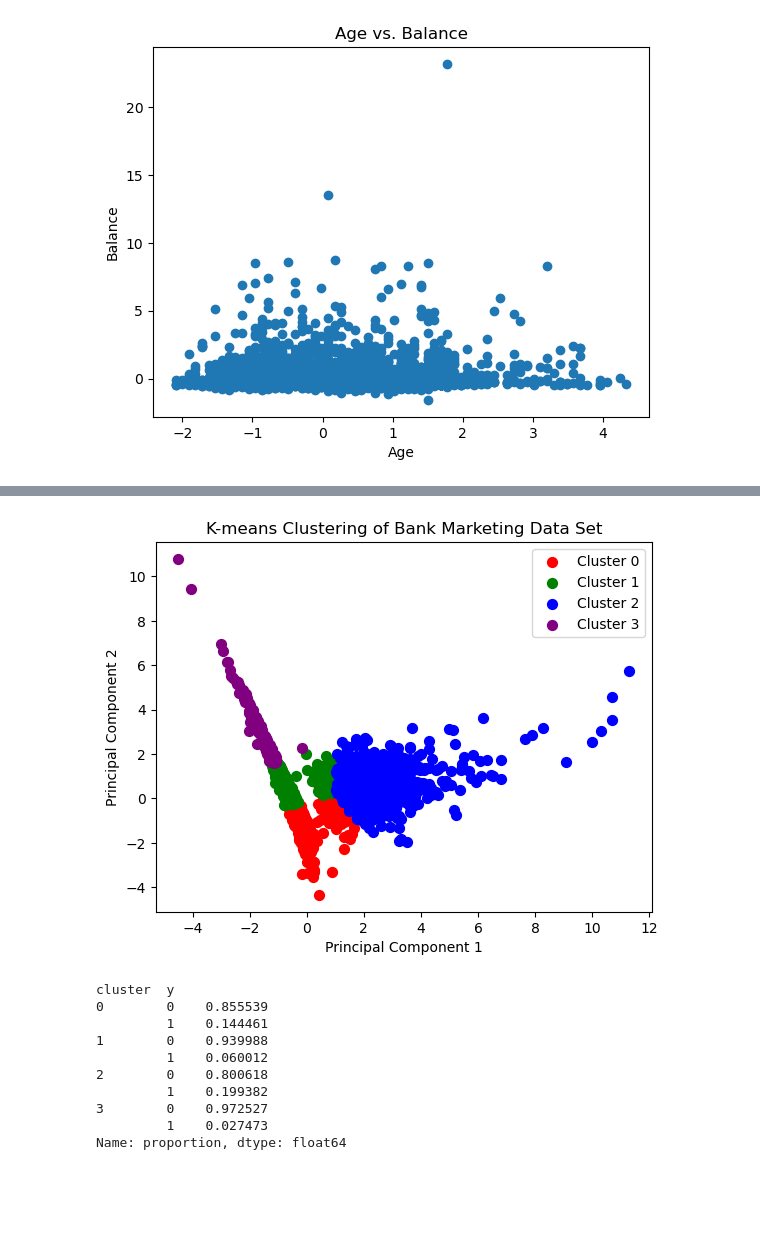
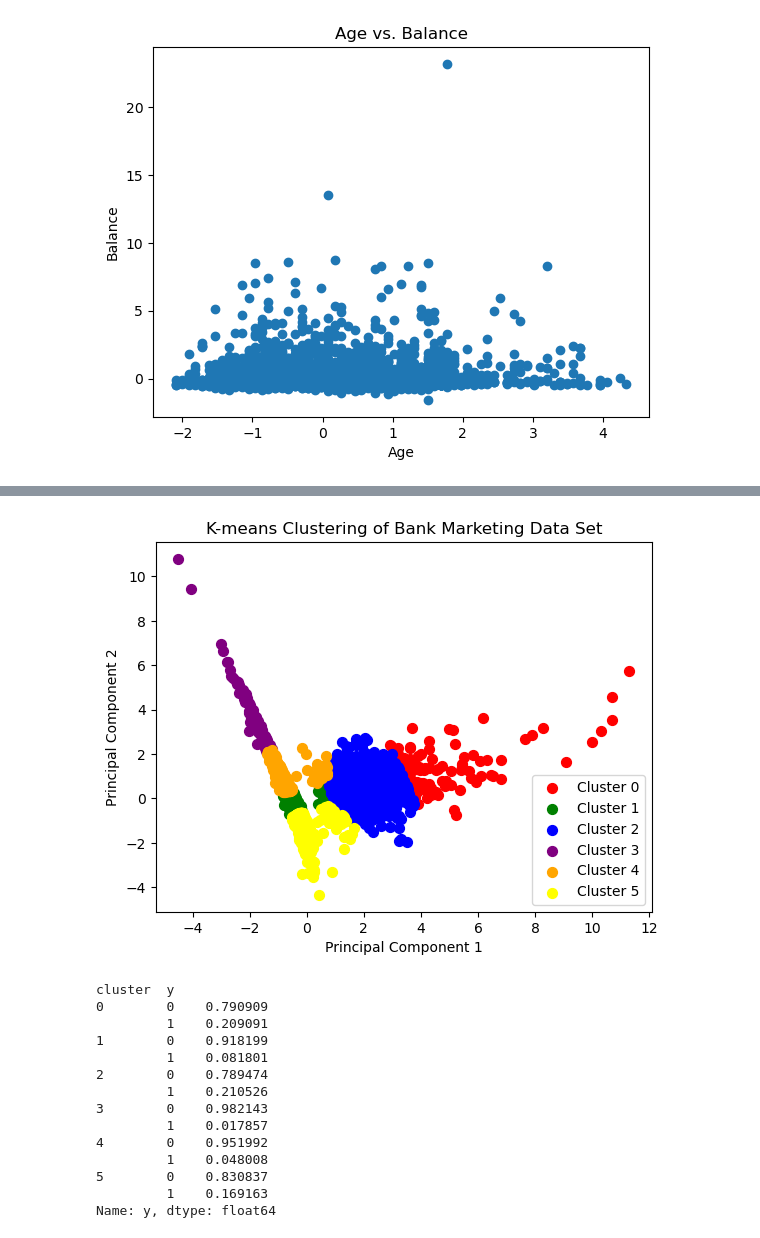
Before and after one commit to wegard/predictive-modelling-with-machine-learning, a Jupyter notebook: exercises/VHL_solutions/06_Customer_segmentation_VHL.ipynb, the cells around one changed output, grey strips where cells are left out. Cells and saved outputs as stored; diff of their text form; code cells hidden in the pictures; blank space fills up the shorter version.

```diff
--- a/exercises/VHL_solutions/06_Customer_segmentation_VHL.ipynb
+++ b/exercises/VHL_solutions/06_Customer_segmentation_VHL.ipynb
@@ -142,7 +144,7 @@ X = df[['age', 'balance', 'day', 'duration', 'campaign', 'pdays', 'previous']]
 wcss = []
 silhouette_scores = []
 for k in range(2, 11):
-    kmeans = KMeans(n_clusters=k, init='k-means++', max_iter=300, n_init=10, random_state=0)
+    kmeans = KMeans(n_clusters=k, init='k-means++', max_iter=500, n_init=10, random_state=0)
     kmeans.fit(X)
     wcss.append(kmeans.inertia_)
     silhouette_scores.append(silhouette_score(X, kmeans.labels_))
@@ -162,7 +164,7 @@ plt.show()
 
 # Fit the optimal clustering using the chosen number of clusters
 k = np.argmax(silhouette_scores) + 2  # Select the number of clusters that maximizes silhouette score
-kmeans = KMeans(n_clusters=k, init='k-means++', max_iter=300, n_init=10, random_state=0)
+kmeans = KMeans(n_clusters=k, init='k-means++', max_iter=500, n_init=10, random_state=0)
 kmeans.fit(X)
 
 # Add the cluster labels to the original data set
@@ -180,45 +181,49 @@ Name: count, dtype: int64
 # %%
 # Exercise 4
 
 from sklearn.decomposition import PCA
 
 # Apply PCA to reduce the dimensionality of the data set
 pca = PCA(n_components=2)
 X_pca = pca.fit_transform(X)
 
 # Fit k-means clustering with the optimal number of clusters
-k = 4  # Choose the number of clusters
-kmeans = KMeans(n_clusters=k, init='k-means++', max_iter=300, n_init=10, random_state=0)
+k = 6  # Choose the number of clusters
+kmeans = KMeans(n_clusters=k, init='k-means++', max_iter=500, n_init=10, random_state=0)
 kmeans.fit(X_pca)
 
 # Add the cluster labels to the original data set
 df['cluster'] = kmeans.labels_
 
 # Visualize the clusters using a scatter plot
-colors = ['red', 'green', 'blue', 'purple', 'orange']
+colors = ['red', 'green', 'blue', 'purple', 'orange', 'yellow']
 for i in range(k):
     plt.scatter(X_pca[df['cluster'] == i, 0], X_pca[df['cluster'] == i, 1], s=50, c=colors[i], label='Cluster ' + str(i))
 plt.xlabel('Principal Component 1')
 plt.ylabel('Principal Component 2')
 plt.title('K-means Clustering of Bank Marketing Data Set')
 plt.legend()
 plt.show()
 # %% [output]
-[figure, old version]
+[figure, new version]
 # %%
 # Exercise 5
 df.groupby('cluster')['y'].value_counts(normalize=True)
 # %% [output]
 cluster  y
-0        0    0.855539
-         1    0.144461
-1        0    0.939988
-         1    0.060012
-2        0    0.800618
-         1    0.199382
-3        0    0.972527
-         1    0.027473
-Name: proportion, dtype: float64
+0        0    0.790909
+         1    0.209091
+1        0    0.918199
+         1    0.081801
+2        0    0.789474
+         1    0.210526
+3        0    0.982143
+         1    0.017857
+4        0    0.951992
+         1    0.048008
+5        0    0.830837
+         1    0.169163
+Name: y, dtype: float64
 # %%
 # Compute the average values of the numerical features for each cluster
 numerical_features = ['age', 'balance', 'day', 'duration', 'campaign', 'pdays', 'previous']
```
Also changed, not shown: parts of 5 cells of this notebook, 3 other files.
